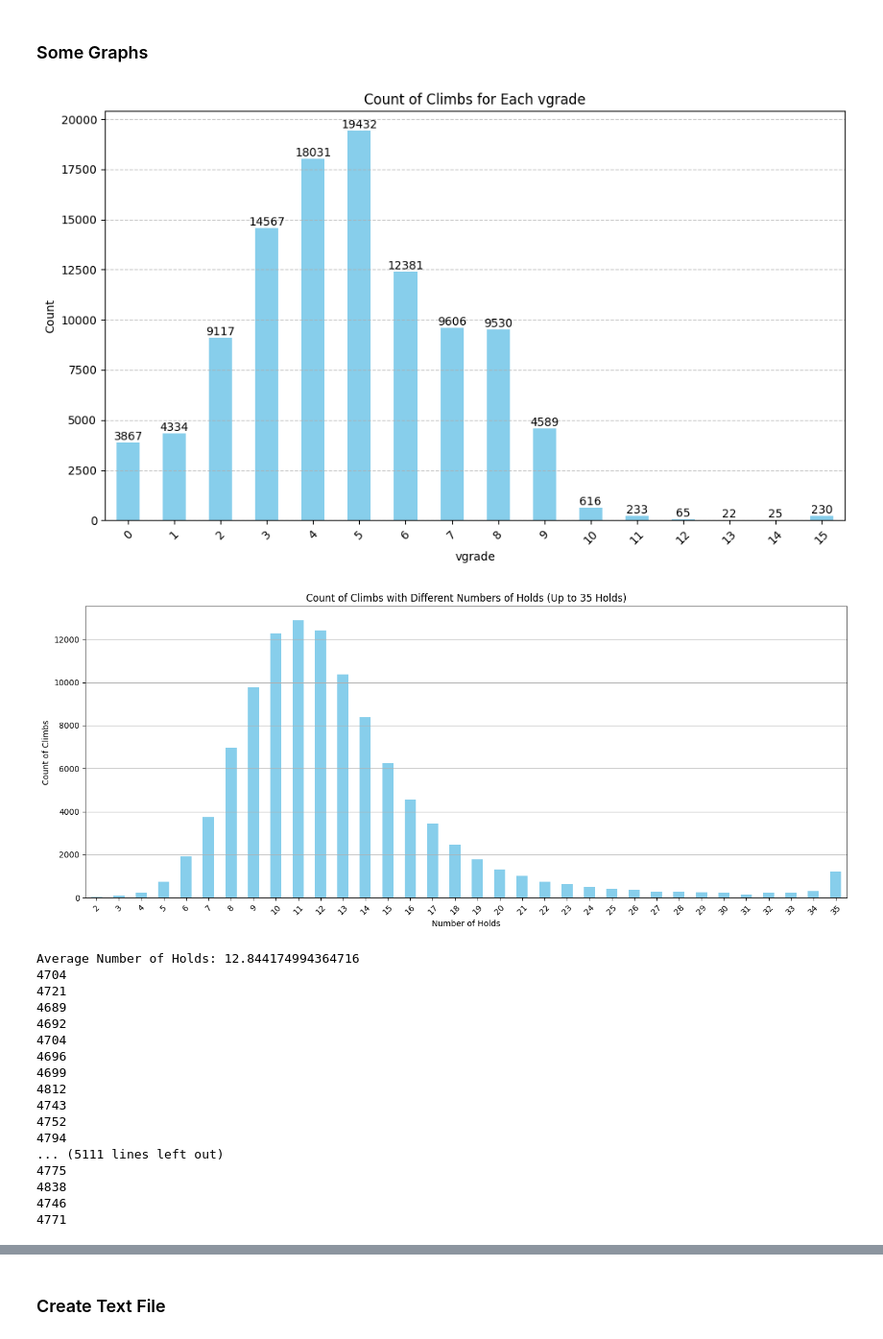
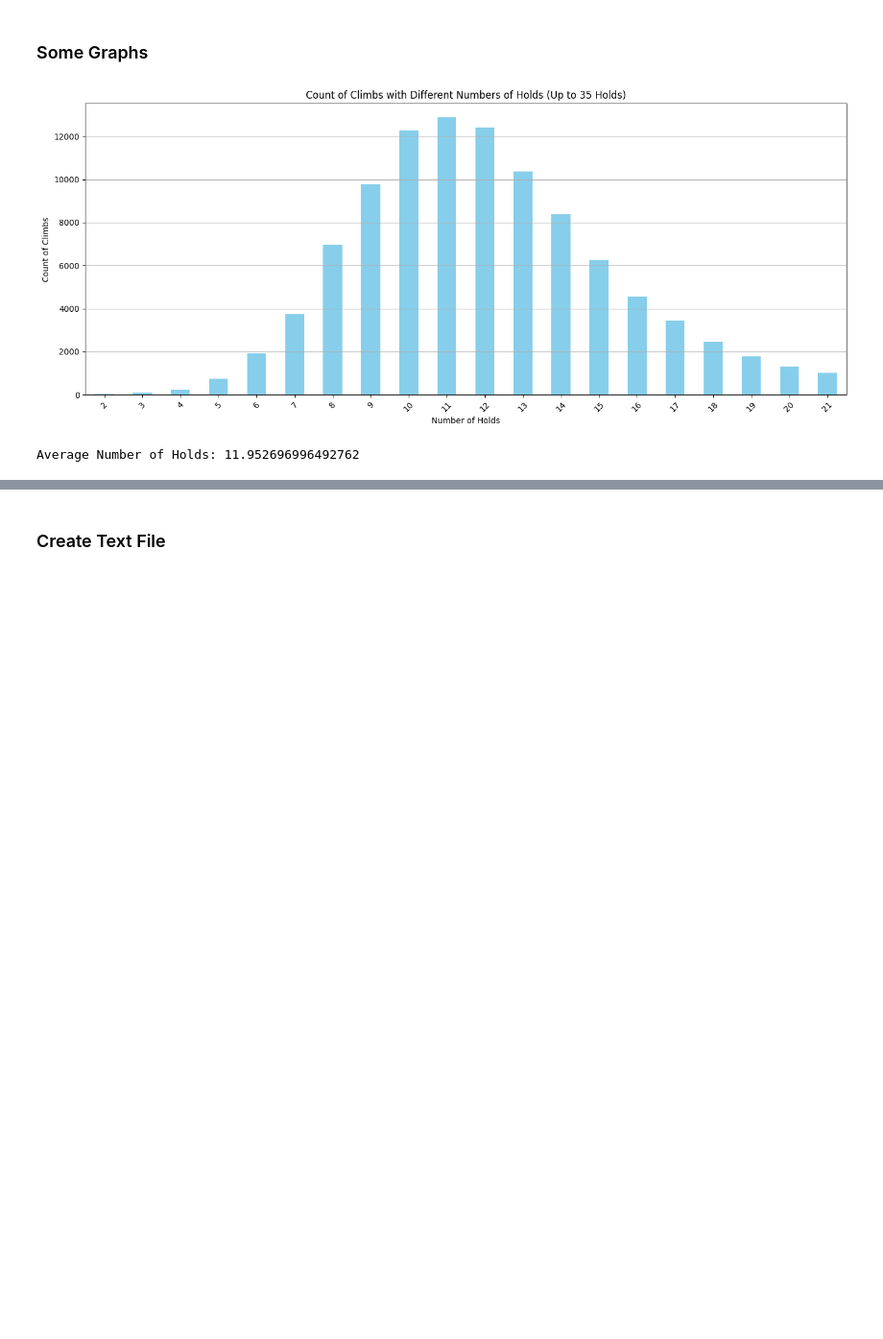
Before and after one commit to ViniciusDugue/KilterBoard-AI, a Jupyter notebook: KilterAI/KilterAI.ipynb, the cells around one changed output, grey strips where cells are left out. Shown at 96% size. Saved outputs shown, nothing was run; the diff lists cells and outputs as text; code cells hidden in the pictures; blank space fills up the shorter version.

```diff
--- a/KilterAI/KilterAI.ipynb
+++ b/KilterAI/KilterAI.ipynb
@@ -75,35 +82,23 @@ def merge_filter_climbs(climbs, climb_stats):
 
     filtered_df = filtered_df.drop_duplicates(subset=['name'])
 
+    filtered_df['hold_count'] = filtered_df['frames'].str.count('p')
+
+    filtered_df = filtered_df[filtered_df['hold_count'] <=21] # 21 is about 100649 climbs
     return filtered_df
 
 climbs = globals()['climbs']
 climb_stats=globals()['climb_stats']
 filtered_df = merge_filter_climbs(climbs, climb_stats)
+
+# print("Number of climbs:", filtered_df.shape[0])
 # %% [markdown]
 ### Some Graphs
 # %%
-plot_vgrade_counts(filtered_df)
+# plot_vgrade_counts(filtered_df)
 plot_hold_counts(filtered_df)
-average_starting_hold_height, percentage_with_starting_holds_at_35 = analyze_starting_hold_heights(filtered_df)
-print_unique_climbs_count(filtered_df)
+# average_starting_hold_height, percentage_with_starting_holds_at_35 = analyze_starting_hold_heights(filtered_df)
+# print_unique_climbs_count(filtered_df)
 # %% [output]
-[figure, old version]
+[figure, new version]
-[figure, removed]
-Average Number of Holds: 12.844174994364716
-4704
-4721
-4689
-4692
-4704
-4696
-4699
-4812
-4743
-4752
-4794
-... (5111 lines left out)
-4775
-4838
-4746
-4771
+Average Number of Holds: 11.952696996492762
```
Also changed, not shown: parts of 22 cells of this notebook, 10 other files.
